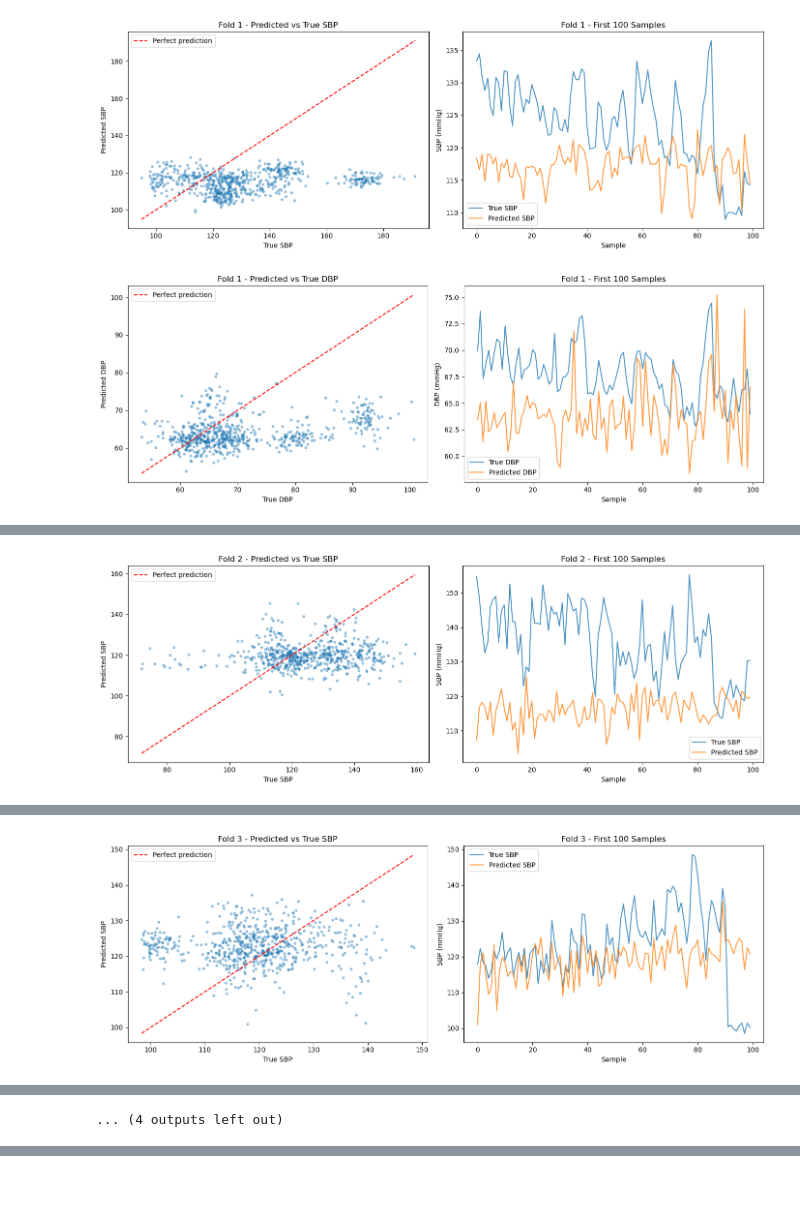
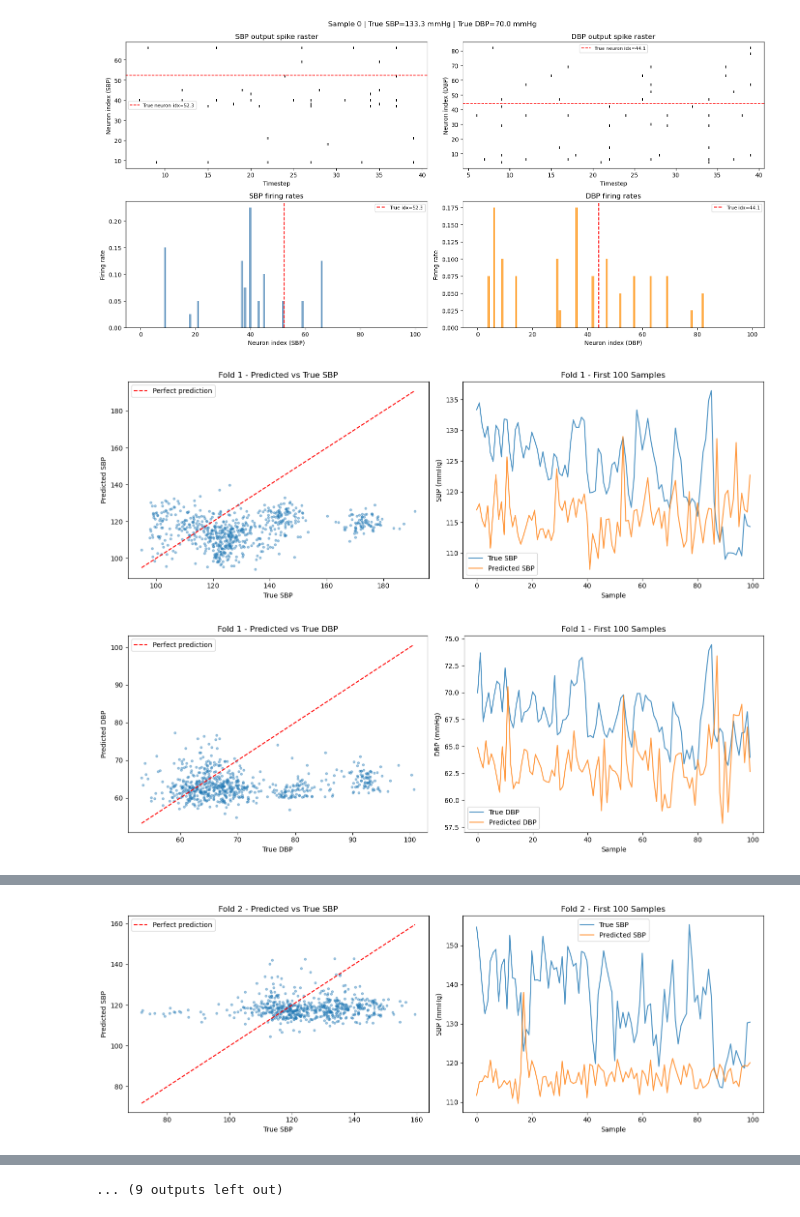
Before and after one commit to Mzlm51/BachelorThesis, a Jupyter notebook: SNN_baseline.ipynb, the cells around one changed output, grey strips where cells are left out. Saved outputs shown, nothing was run; the diff lists cells and outputs as text; code cells hidden in the pictures; blank space fills up the shorter version.

```diff
--- a/SNN_baseline.ipynb
+++ b/SNN_baseline.ipynb
@@ -42,6 +113,33 @@ def plot_predictions(all_true, all_predictions, label, fold):
 num_steps = 100 # CHANGED from 40 to 100
 
 device = torch.device("cuda") if torch.cuda.is_available() else torch.device("cpu")
+
+'''
+class Net(nn.Module):
+    def __init__(self, num_inputs, num_hidden, num_outputs, beta_val,
+                 num_steps=40):
+        super().__init__()
+        self.num_steps = num_steps
+        self.fc1  = nn.Linear(num_inputs,  num_hidden)
+        self.lif1 = snn.Leaky(beta=beta_val)
+        self.fcb  = nn.Linear(num_hidden,  num_outputs)
+        self.lifb = snn.Leaky(beta=beta_val)
+
+    def forward(self, xf):
+        mem1 = self.lif1.reset_mem()
+        memb = self.lifb.reset_mem()
+        spk2_rec = []
+        input_spikes = spikegen.rate(xf, num_steps=num_steps).to(device)
+        for step in range(self.num_steps):
+            cur1        = self.fc1(input_spikes[step])
+            spk1, mem1  = self.lif1(cur1, mem1)
+            curb        = self.fcb(spk1)
+            spk2, memb  = self.lifb(curb, memb)
+            spk2_rec.append(spk2)
+        return torch.stack(spk2_rec, dim=0)
+'''
+
+
 
 class Net(nn.Module):
     def __init__(self, num_inputs, num_hidden, num_hidden2, num_outputs, beta_val,
@@ -91,7 +189,7 @@ most_important_features = ["TdiaToEnd","T_a_norm","S4_norm","TSystoDiaRise", "pp
 batch_size = 32 # CHANGED from 1 to 32
 num_epochs = 10 # CHANGED from 2 to 10
 num_inputs = 10
-num_hidden  = 30
+num_hidden  = 128
 num_hidden2 = 200
 num_outputs = 200
 num_steps   = 40
@@ -142,11 +240,11 @@ for fold in range(5):
     X_train, y_train = train_data[most_important_features], train_data.iloc[:, 2:4]
     X_test, y_test = test_data[most_important_features], test_data.iloc[:, 2:4]
 
+    # Normalization
     X_min = X_train.min()
     X_max = X_train.max()
     X_train = (X_train - X_min) / (X_max - X_min + 1e-8)
     X_test = (X_test - X_min) / (X_max - X_min + 1e-8)
-
 
     X_train_tensor = torch.tensor(X_train.values, dtype=torch.float32)
     y_train_tensor = torch.tensor(y_train.values, dtype=torch.float32)
@@ -205,6 +303,9 @@ for fold in range(5):
             batch_size = test_x.shape[0]
             outputs = net(test_x)
 
+            if total_samples == 0:
+                plot_output_spike_trains(outputs, sample_idx=0, bp_true_sbp=test_y[0, 0].item(), bp_true_dbp=test_y[0, 1].item())
+
             firing_rates = torch.mean(outputs, dim=0)
             firing_rates_sbp = firing_rates[:, :100]
             firing_rates_dbp = firing_rates[:, 100:]
@@ -270,2 +371,3 @@ Epoch 10, Training Loss: 161.8566
-[figure, old version]
+[figure, new version]
-[figure, old version]
+[figure, new version]
+[figure, new version]
@@ -284 +385,0 @@ Epoch 10, Training Loss: 150.7375
-[figure, old version]
@@ -298 +387 @@ Epoch 10, Training Loss: 183.0092
-[figure, old version]
+[figure, new version]
@@ -314 +402,0 @@ Epoch 10, Training Loss: 148.5361
-... (4 outputs left out)
@@ -314,0 +404 @@ Epoch 10, Training Loss: 148.5361
+... (9 outputs left out)
```
Also changed, not shown: parts of 3 cells of this notebook, 14 other files.
